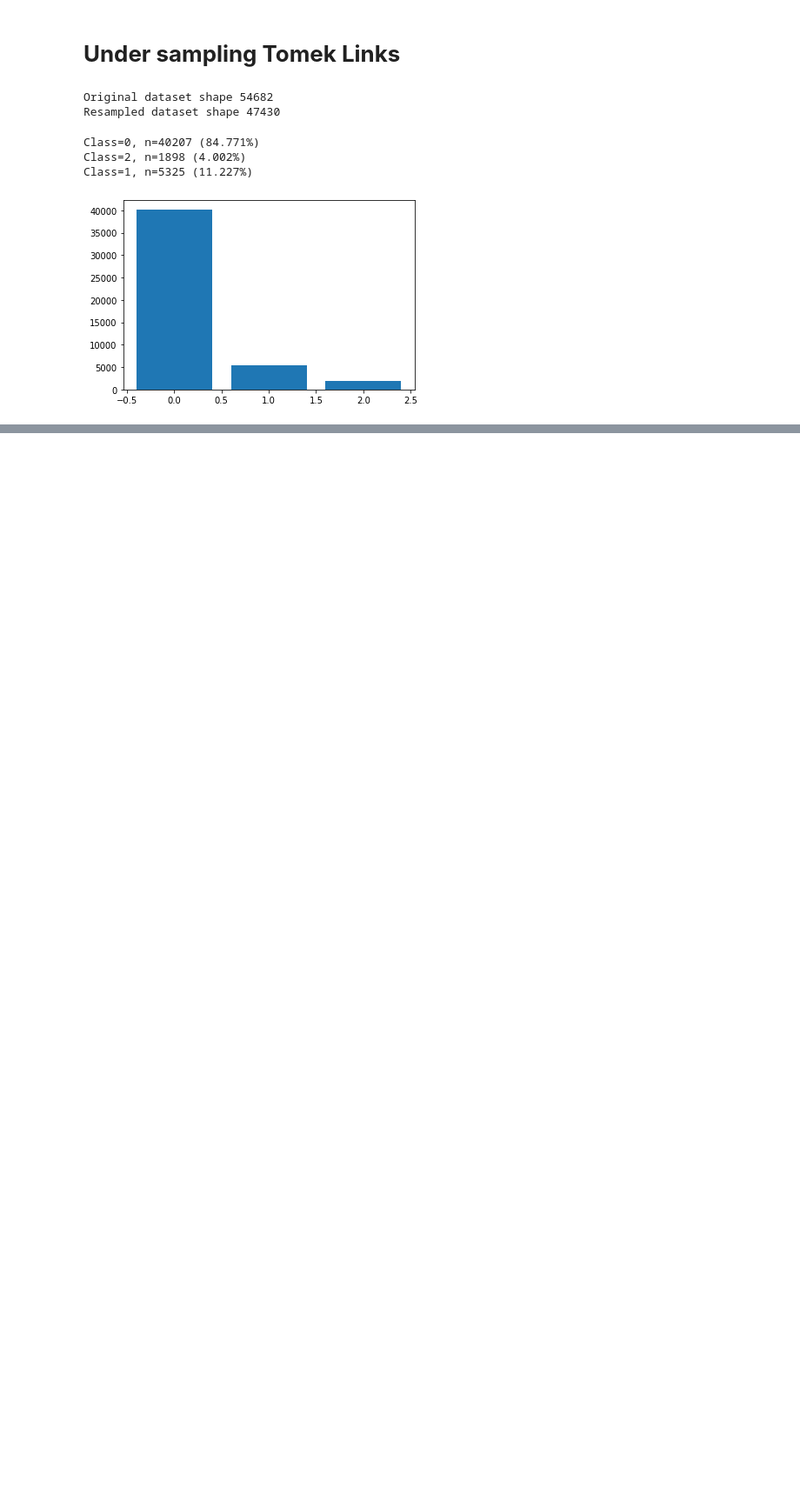
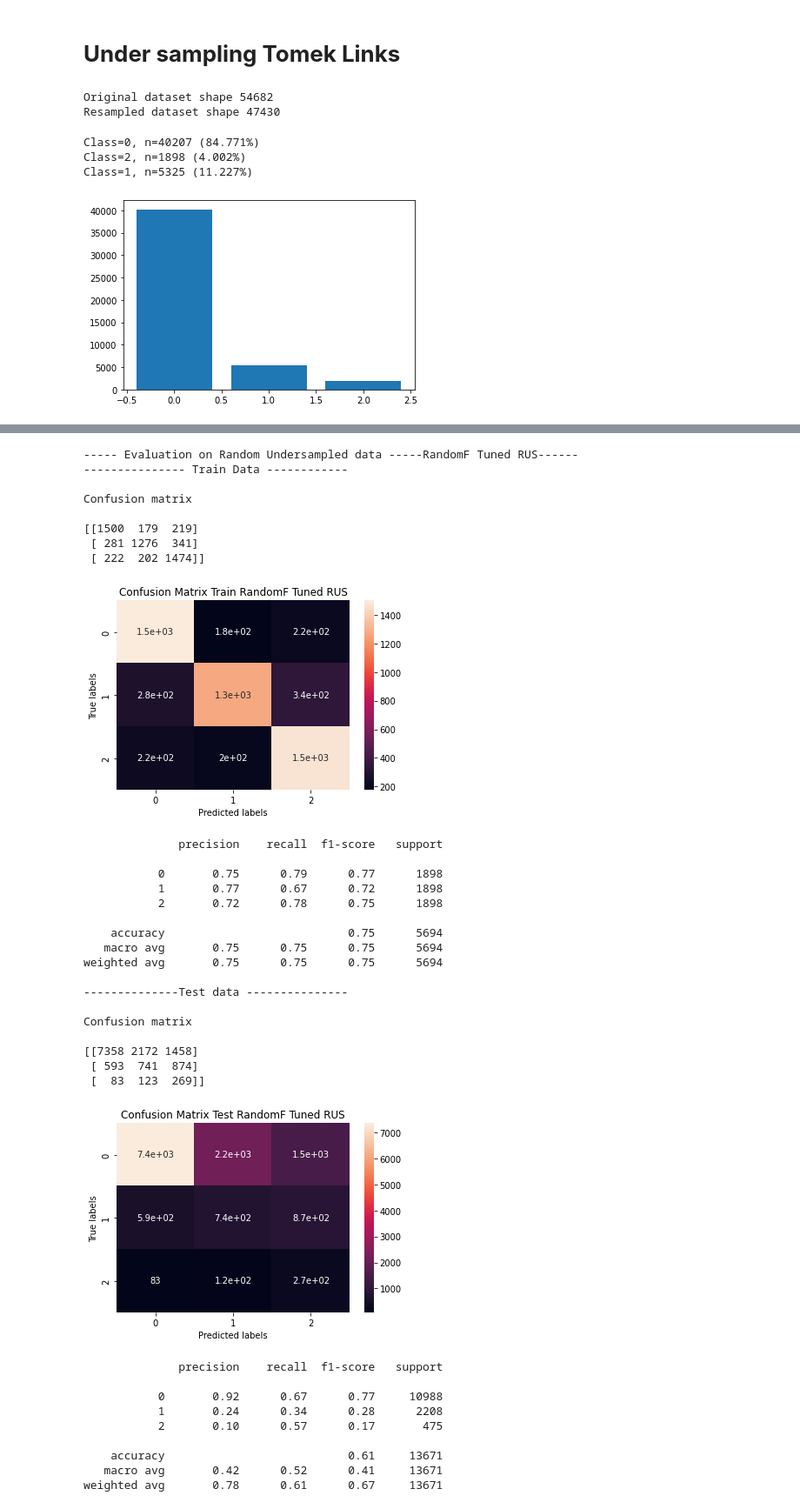
Before and after one commit to Akramkhan01/Email-Campaign-Effectiveness-Prediction-Capstone-Project, a Jupyter notebook: Email_Campaign_Effectiveness_Prediction.ipynb, the cells around one changed output, grey strips where cells are left out. Shown at 87% size. Cells and saved outputs as stored; diff of their text form; code cells hidden in the pictures; blank space fills up the shorter version.

```diff
--- a/Email_Campaign_Effectiveness_Prediction.ipynb
+++ b/Email_Campaign_Effectiveness_Prediction.ipynb
@@ -913,0 +1549,3 @@ Class=1, n=5325 (11.227%)
+# %%
+#Fitting RUS to grid search
+grid_search.fit(x_train_rus,y_train_rus)
@@ -913,0 +1560,9 @@ Class=1, n=5325 (11.227%)
+# %%
+#optimal model
+rf_tuned_rus = grid_search.best_estimator_
+# %%
+#Fitting SMOTE
+grid_search_smote = GridSearchCV(estimator=rf, param_grid=params, cv = 4, n_jobs=-1, verbose=1, scoring="f1_weighted")
+grid_search_smote.fit(x_train_smote,y_train_smote)
+#optimal smote model
+rf_tuned_smote = grid_search_smote.best_estimator_
@@ -913,0 +1571,6 @@ Class=1, n=5325 (11.227%)
+# %%
+#Fitting TomekLinks
+grid_search_smotom = GridSearchCV(estimator=rf, param_grid=params, cv = 4, n_jobs=-1, verbose=1, scoring="f1_weighted")
+grid_search_smotom.fit(x_train_smotom,y_train_smotom)
+#optimal TomekLinks model
+rf_tuned_smotom = grid_search_smotom.best_estimator_
@@ -913,0 +1579,42 @@ Class=1, n=5325 (11.227%)
+# %%
+#Model Evaluation for Random Forest Hyperparameter Tuned
+rf_tuned_list = model_evaluation('RandomF Tuned RUS', 'RandomF Tuned SMOTE','RandomF Tuned TomekLinks',rf_tuned_rus, rf_tuned_smote,rf_tuned_smotom,x_train_rus, y_train_rus,
+                                 x_train_smote, y_train_smote,x_train_smotom,y_train_smotom, X_test, y_test)
+rf_tuned_list
+# %% [output]
+----- Evaluation on Random Undersampled data -----RandomF Tuned RUS------
+--------------- Train Data ------------
+
+Confusion matrix
+
+[[1500  179  219]
+ [ 281 1276  341]
+ [ 222  202 1474]]
+[figure, added]
+              precision    recall  f1-score   support
+
+           0       0.75      0.79      0.77      1898
+           1       0.77      0.67      0.72      1898
+           2       0.72      0.78      0.75      1898
+
+    accuracy                           0.75      5694
+   macro avg       0.75      0.75      0.75      5694
+weighted avg       0.75      0.75      0.75      5694
+
+--------------Test data ---------------
+
+Confusion matrix
+
+[[7358 2172 1458]
+ [ 593  741  874]
+ [  83  123  269]]
+[figure, added]
+              precision    recall  f1-score   support
+
+           0       0.92      0.67      0.77     10988
+           1       0.24      0.34      0.28      2208
+           2       0.10      0.57      0.17       475
+
+    accuracy                           0.61     13671
+   macro avg       0.42      0.52      0.41     13671
+weighted avg       0.78      0.61      0.67     13671
```
Also changed, not shown: parts of 69 cells of this notebook.
